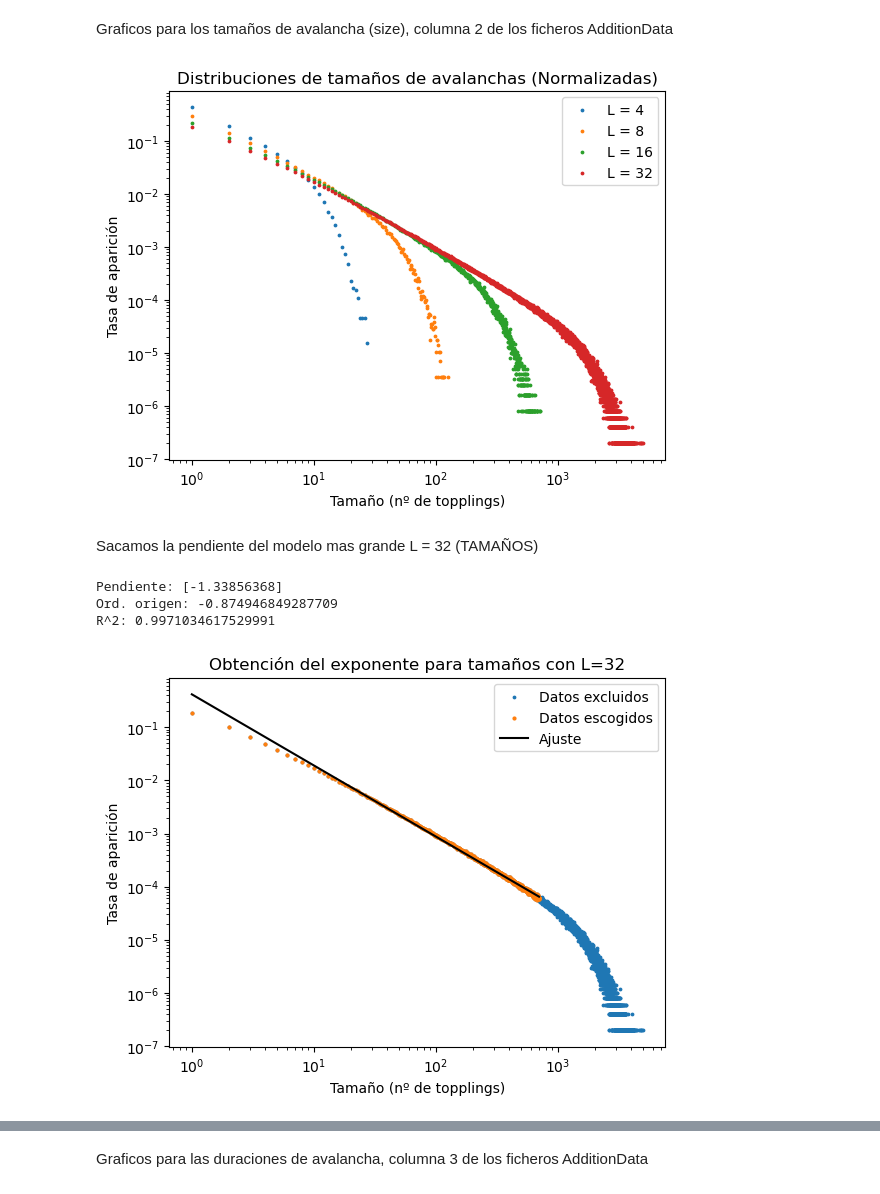
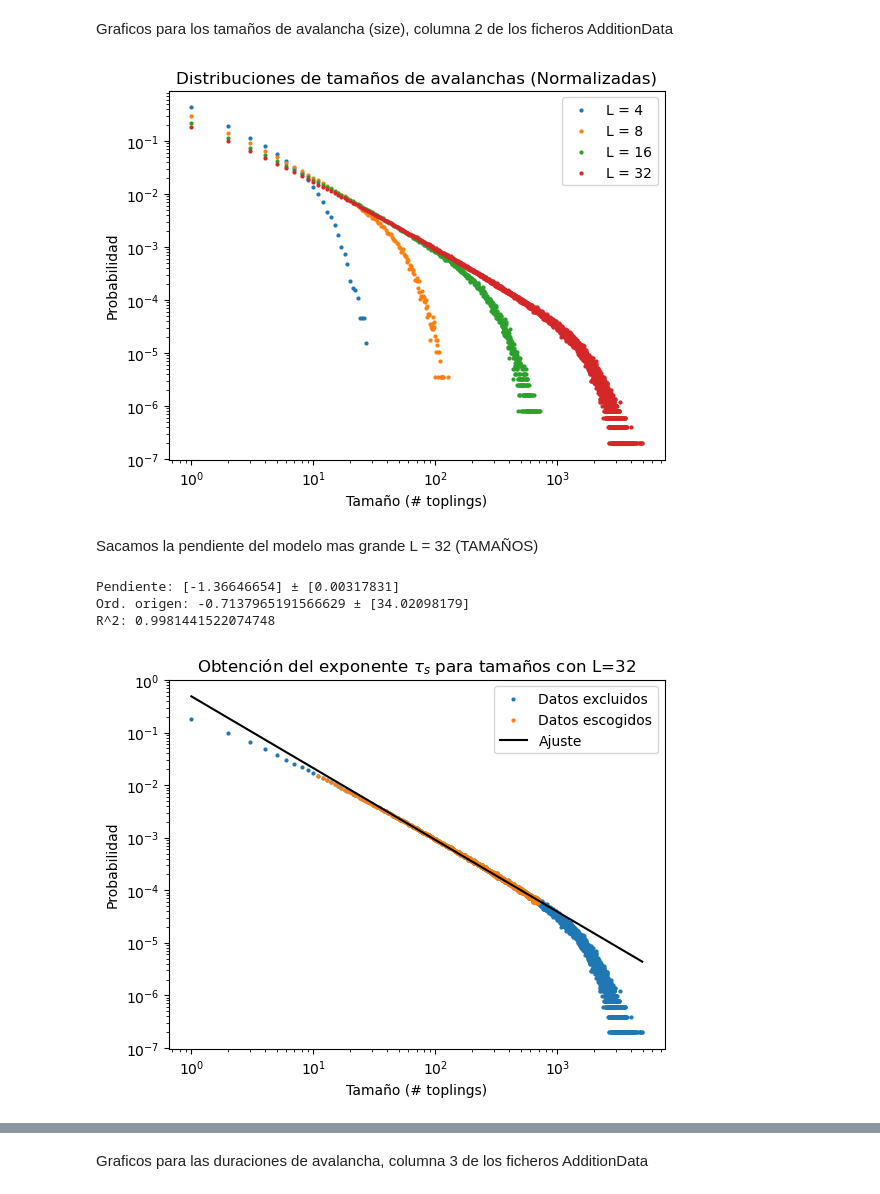
Before and after one commit to JLSM02/SOC, a Jupyter notebook: analisis1.ipynb, the cells around one changed output, grey strips where cells are left out. Drawn from its saved outputs; the diff is of its cells as text; code cells hidden in the pictures.

```diff
--- a/analisis1.ipynb
+++ b/analisis1.ipynb
@@ -11,48 +12,52 @@ for k in l:
     data = data[ data[:,1]>0]
     y = np.histogram(data[:,1],int(np.max(data[:,1])), density=True)[0]
     x = np.linspace(1, y.size, y.size)
-    plt.scatter(x, y, s=3, label="L = "+str(k))
+    plt.scatter(x, y, s=4, label="L = "+str(k))
 
 plt.yscale("log")
 plt.xscale("log")
 plt.title("Distribuciones de tamaños de avalanchas (Normalizadas)")
-plt.xlabel("Tamaño (nº de topplings)")
-plt.ylabel("Tasa de aparición")
+plt.xlabel("Tamaño (# toplings)")
+plt.ylabel("Probabilidad")
 plt.legend()
 plt.show()
 # %% [output]
-[figure, old version]
+[figure, new version]
 # %% [markdown]
 Sacamos la pendiente del modelo mas grande L = 32 (TAMAÑOS)
 # %%
 data = np.loadtxt("Datos\sim001\AdditionData_limit3_statistic10000_32x32.dat", delimiter=",", dtype=int)
 data = data[ data[:,1]>0]
 y = np.histogram(data[:,1],int(np.max(data[:,1])), density=True)[0]
 x = np.linspace(1, y.size, y.size)
-plt.scatter(x, y, s=3, label="Datos excluidos")
+plt.scatter(x, y, s=4, label="Datos excluidos")
 
-linRegData = y[0:700]
-linRegX = x[0:700]
+linRegData = y[10:700]
+linRegX = x[10:700]
 plt.scatter(linRegX,linRegData, s=4, label="Datos escogidos")
 
 regModel = LinearRegression()
 regModel.fit(X=np.log(linRegX.reshape(-1,1)), y=np.log(linRegData))
 
-print("Pendiente:", regModel.coef_)
-print("Ord. origen:", regModel.intercept_)
-print("R^2:", regModel.score(X=np.log(linRegX.reshape(-1,1)), y=np.log(linRegData)))
+m = regModel.coef_
+n = regModel.intercept_
+R2 = regModel.score(X=np.log(linRegX.reshape(-1,1)), y=np.log(linRegData))
 
-plt.plot(linRegX, np.exp(regModel.intercept_)*linRegX**regModel.coef_,color="black", label="Ajuste")
+print("Pendiente:", m, "±" , lrs.mErr(m, R2, linRegX.size))
+print("Ord. origen:", n, "±", lrs.nErr(m, R2, linRegX.size, linRegX))
+print("R^2:", R2)
+
+plt.plot(x, np.exp(regModel.intercept_)*x**regModel.coef_,color="black", label="Ajuste")
 
 plt.yscale("log")
 plt.xscale("log")
-plt.title("Obtención del exponente para tamaños con L=32")
-plt.xlabel("Tamaño (nº de topplings)")
-plt.ylabel("Tasa de aparición")
+plt.title(r"Obtención del exponente $\tau_s$ para tamaños con L=32")
+plt.xlabel("Tamaño (# toplings)")
+plt.ylabel("Probabilidad")
 plt.legend()
 plt.show()
 # %% [output]
-Pendiente: [-1.33856368]
-Ord. origen: -0.874946849287709
-R^2: 0.9971034617529991
+Pendiente: [-1.36646654] ± [0.00317831]
+Ord. origen: -0.7137965191566629 ± [34.02098179]
+R^2: 0.9981441522074748
-[figure, old version]
+[figure, new version]
```
Also changed, not shown: parts of 17 cells of this notebook, 6 other files.
